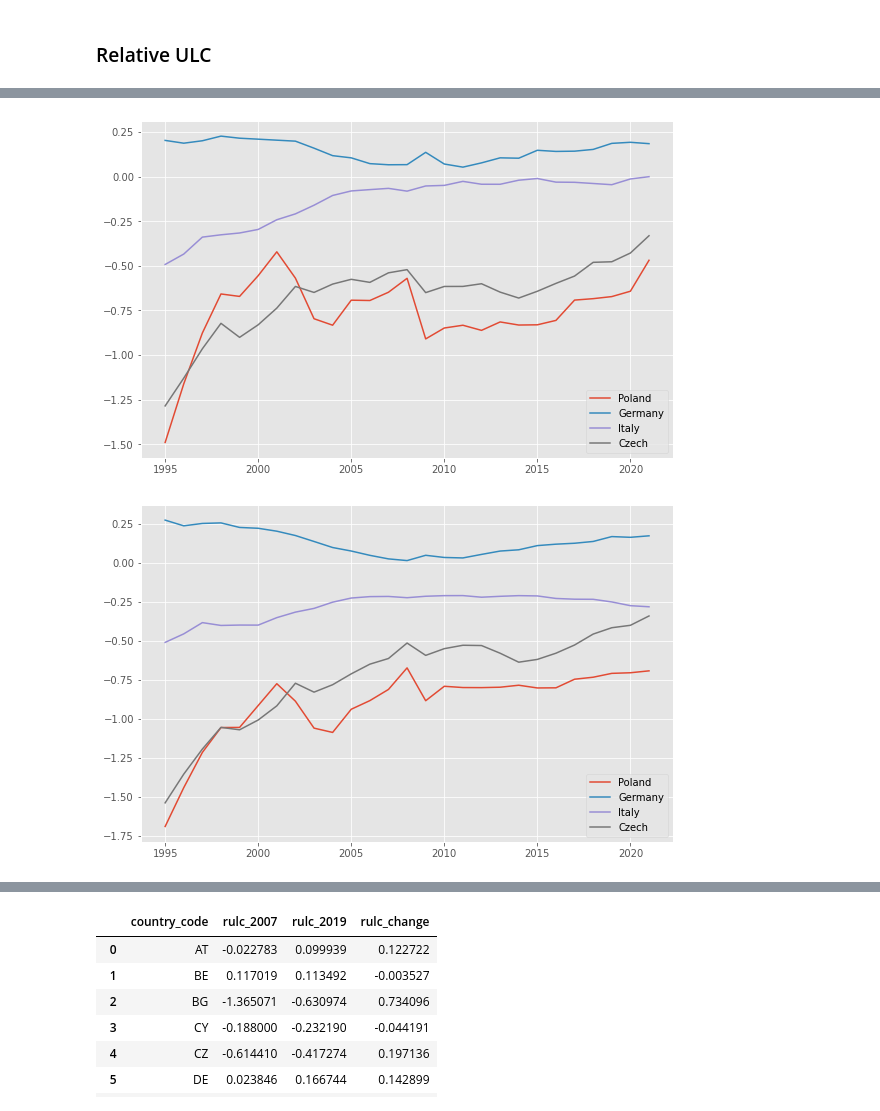
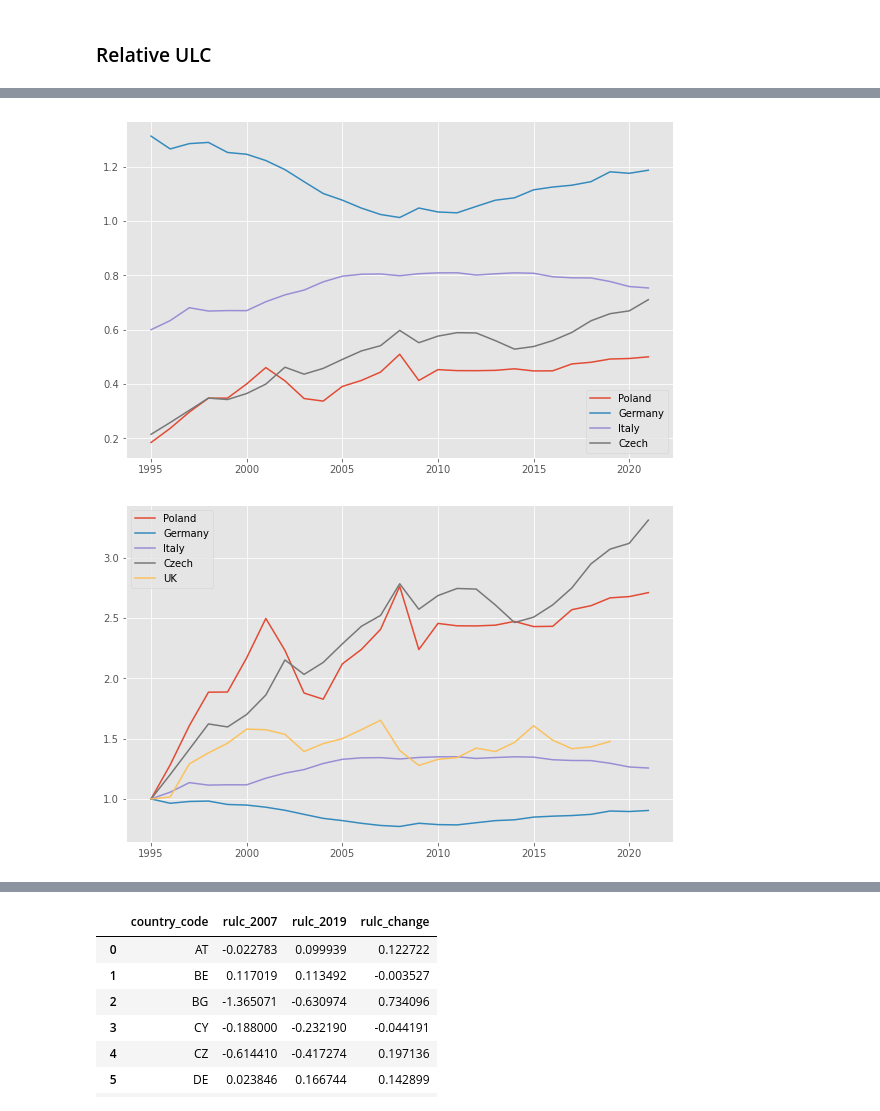
Before and after one commit to JanPintera/cee_competitiveness, a Jupyter notebook: RULC_decomposition.ipynb, the cells around one changed output, grey strips where cells are left out. Saved outputs shown, nothing was run; the diff lists cells and outputs as text; code cells hidden in the pictures.

```diff
--- a/RULC_decomposition.ipynb
+++ b/RULC_decomposition.ipynb
@@ -327,0 +392,13 @@ rulc
+# %%
+# NOTE: country behavior for industry, RULC as log differences
+rulc_plot = rulc[rulc['nace_r2'] == 'C'].groupby('country_code')
+
+
+with plt.style.context('ggplot'):
+    fig, ax = plt.subplots(constrained_layout=True, figsize=(8, 5))
+    ax.plot(rulc_plot.get_group('PL')['year'], rulc_plot.get_group('PL')['rulc'], label='Poland')
+    ax.plot(rulc_plot.get_group('DE')['year'], rulc_plot.get_group('DE')['rulc'], label='Germany')
+    ax.plot(rulc_plot.get_group('IT')['year'], rulc_plot.get_group('IT')['rulc'], label='Italy')
+    ax.plot(rulc_plot.get_group('CZ')['year'], rulc_plot.get_group('CZ')['rulc'], label='Czech')
+
+    ax.legend()
@@ -328,26 +407,30 @@ rulc
 # %%
-rulc_plot = rulc[rulc['nace_r2'] == 'C'].groupby('country_code')
+rulc_plot = rulc[rulc['nace_r2'] == 'TOTAL'].groupby('country_code')
 
 with plt.style.context('ggplot'):
     fig, ax = plt.subplots(constrained_layout=True, figsize=(8, 5))
-    ax.plot(rulc_plot.get_group('PL')['year'], rulc_plot.get_group('PL')['rulc'], label='Poland')
-    ax.plot(rulc_plot.get_group('DE')['year'], rulc_plot.get_group('DE')['rulc'], label='Germany')
-    ax.plot(rulc_plot.get_group('IT')['year'], rulc_plot.get_group('IT')['rulc'], label='Italy')
-    ax.plot(rulc_plot.get_group('CZ')['year'], rulc_plot.get_group('CZ')['rulc'], label='Czech')
+    ax.plot(rulc_plot.get_group('PL')['year'], rulc_plot.get_group('PL')['rulc_'], label='Poland')
+    ax.plot(rulc_plot.get_group('DE')['year'], rulc_plot.get_group('DE')['rulc_'], label='Germany')
+    ax.plot(rulc_plot.get_group('IT')['year'], rulc_plot.get_group('IT')['rulc_'], label='Italy')
+    ax.plot(rulc_plot.get_group('CZ')['year'], rulc_plot.get_group('CZ')['rulc_'], label='Czech')
 
     ax.legend()
 # %% [output]
-[figure, old version]
+[figure, new version]
 # %%
-rulc_plot = rulc[rulc['nace_r2'] == 'TOTAL'].groupby('country_code')
+rulc_plot = rulc[rulc['nace_r2'] == 'TOTAL']
+rulc_plot = rulc_plot.merge(rulc_plot.loc[rulc_plot['year'] == 1995, ['country_code', 'rulc_']], on='country_code', suffixes=('', '_95'),)
+rulc_plot['rulc_index'] = rulc_plot['rulc_'] / rulc_plot['rulc__95'] # NOTE log level RULC, how much does this makes sense?
 
+rulc_plot = rulc_plot.groupby('country_code')
 with plt.style.context('ggplot'):
     fig, ax = plt.subplots(constrained_layout=True, figsize=(8, 5))
-    ax.plot(rulc_plot.get_group('PL')['year'], rulc_plot.get_group('PL')['rulc'], label='Poland')
-    ax.plot(rulc_plot.get_group('DE')['year'], rulc_plot.get_group('DE')['rulc'], label='Germany')
-    ax.plot(rulc_plot.get_group('IT')['year'], rulc_plot.get_group('IT')['rulc'], label='Italy')
-    ax.plot(rulc_plot.get_group('CZ')['year'], rulc_plot.get_group('CZ')['rulc'], label='Czech')
+    ax.plot(rulc_plot.get_group('PL')['year'], rulc_plot.get_group('PL')['rulc_index'], label='Poland')
+    ax.plot(rulc_plot.get_group('DE')['year'], rulc_plot.get_group('DE')['rulc_index'], label='Germany')
+    ax.plot(rulc_plot.get_group('IT')['year'], rulc_plot.get_group('IT')['rulc_index'], label='Italy')
+    ax.plot(rulc_plot.get_group('CZ')['year'], rulc_plot.get_group('CZ')['rulc_index'], label='Czech')
+    ax.plot(rulc_plot.get_group('UK')['year'], rulc_plot.get_group('UK')['rulc_index'], label='UK')
 
     ax.legend()
 # %% [output]
-[figure, old version]
+[figure, new version]
```
Also changed, not shown: parts of 38 cells of this notebook.
